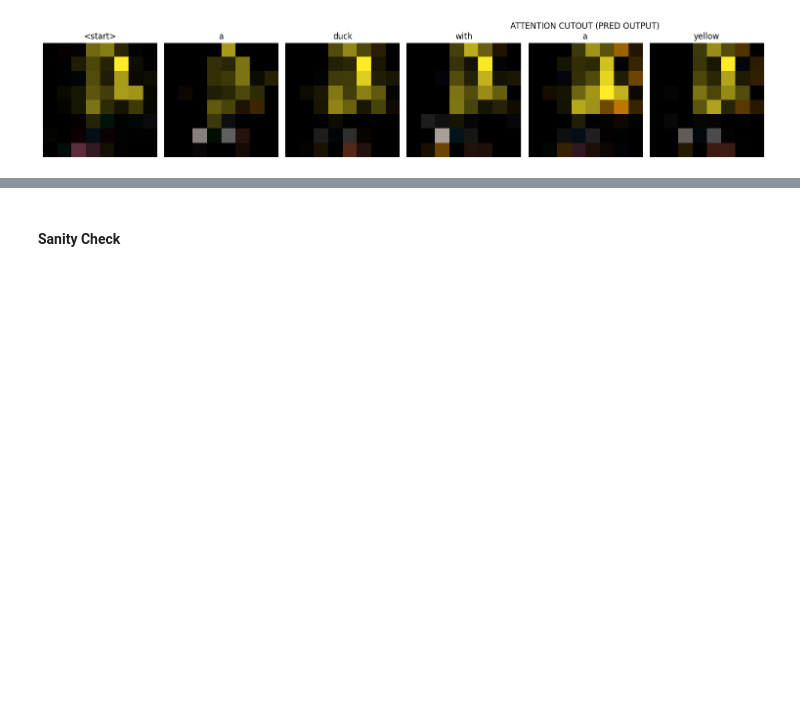
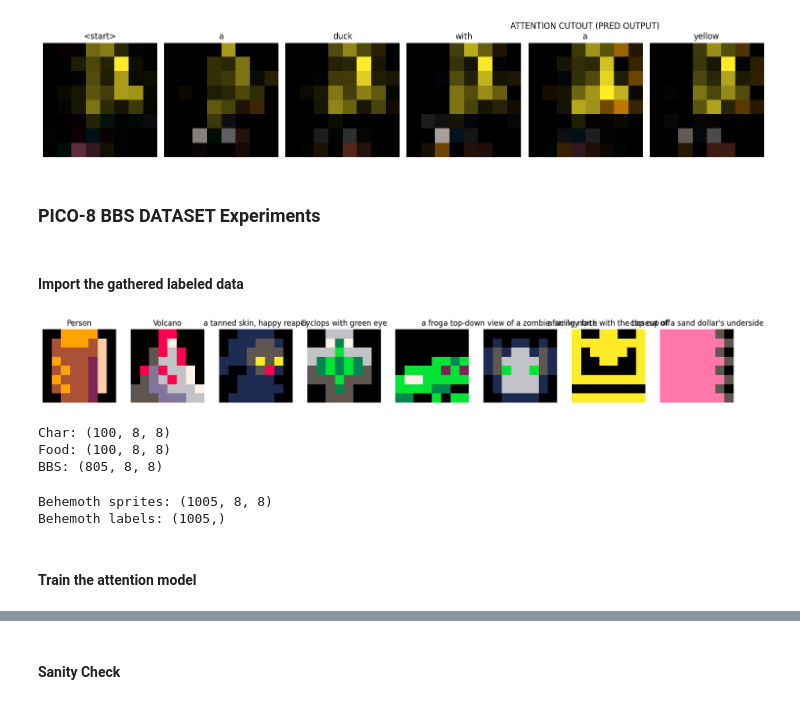
Before and after one commit to MasterMilkX/BMO_chatbot_prototype, a Jupyter notebook: Experimental_Notebooks/sprite_southpark.ipynb, the cells around one changed output, grey strips where cells are left out. Drawn from its saved outputs; the diff is of its cells as text; code cells hidden in the pictures; blank space fills up the shorter version.

Commit message:
behemoth experiment start

```diff
--- a/Experimental_Notebooks/sprite_southpark.ipynb
+++ b/Experimental_Notebooks/sprite_southpark.ipynb
@@ -922,3 +922,46 @@ attn (out): (6, 8, 8, 16)
 [figure]
 [figure]
 [figure]
+# %% [markdown]
+### PICO-8 BBS DATASET Experiments
+# %% [markdown]
+#### Import the gathered labeled data
+# %%
+db_pico_bbs_set = np.load('../data/pico_bbs_spr_label.npy',allow_pickle=True)
+db_pico_sprs = db_pico_bbs_set[:,0]
+db_pico_labels = db_pico_bbs_set[:,1]
+
+db_pico_sprs = np.array([np.array(spr) for spr in db_pico_sprs])
+
+
+# test output
+rand_spr = random.choices(range(len(db_pico_sprs)),k=8)
+showMultiSprPalette([db_pico_sprs[i] for i in rand_spr], textArr=[db_pico_labels[i] for i in rand_spr])
+# %% [output]
+[figure, added]
+# %%
+# append together
+
+# fuck it get the food too
+pico_food_dat = np.load('../data/rip_data/pico_food.npy',allow_pickle=True)
+pico_food_labels = np.array([l.strip() for l in open('../data/rip_data/food_desc.txt','r').readlines()])
+
+print(f"Char: {pico_char_dat.shape}")
+print(f"Food: {pico_food_dat.shape}")
+print(f"BBS: {db_pico_sprs.shape}")
+# %% [output]
+Char: (100, 8, 8)
+Food: (100, 8, 8)
+BBS: (805, 8, 8)
+# %%
+# make a jumbo dataset of everything
+behemoth_sprs = np.concatenate([pico_char_dat,pico_food_dat,db_pico_sprs])
+behemoth_labels = np.concatenate([pico_char_labels,pico_food_labels,db_pico_labels])
+behemoth_sprs = np.array(behemoth_sprs)
+behemoth_labels = np.array(behemoth_labels)
+
+print(f"Behemoth sprites: {behemoth_sprs.shape}")
+print(f"Behemoth labels: {behemoth_labels.shape}")
+# %% [output]
+Behemoth sprites: (1005, 8, 8)
+Behemoth labels: (1005,)
@@ -924,0 +977,2 @@ attn (out): (6, 8, 8, 16)
+# %% [markdown]
+#### Train the attention model
```
Also changed, not shown: parts of 9 cells of this notebook, 1 other file.
